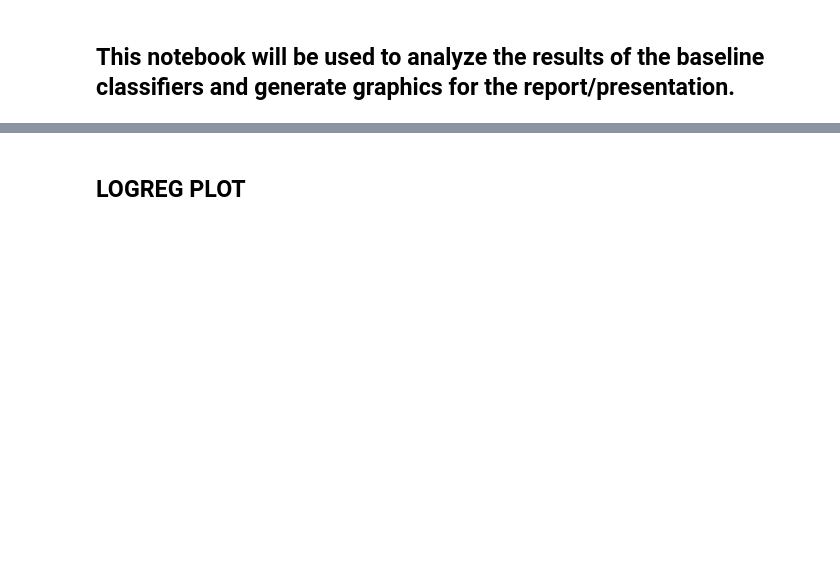
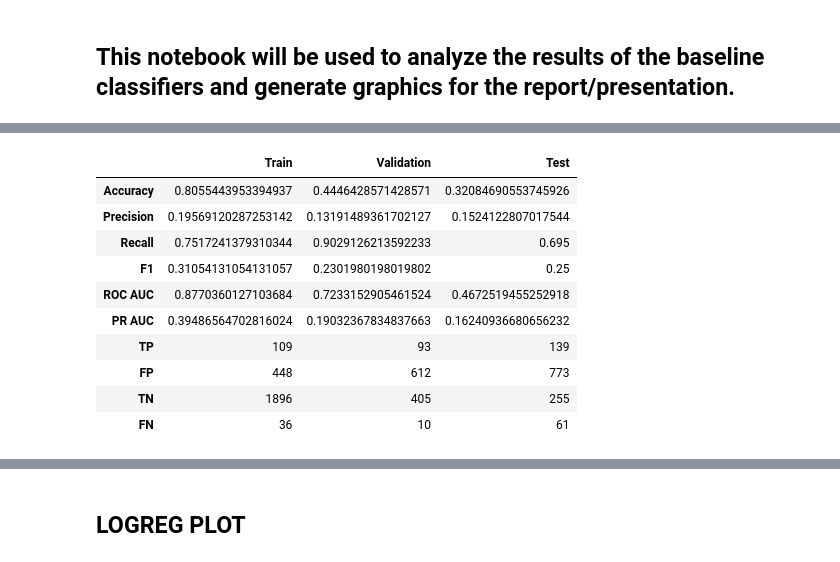
Before and after one commit to dsethz/cell-classification, a Jupyter notebook: Analysis/analyze_baseline.ipynb, the cells around one changed output, grey strips where cells are left out. Saved outputs shown, nothing was run; the diff lists cells and outputs as text; code cells hidden in the pictures; blank space fills up the shorter version.

```diff
--- a/Analysis/analyze_baseline.ipynb
+++ b/Analysis/analyze_baseline.ipynb
@@ -115,0 +144,14 @@ for marker in os.listdir(root_dir):
+# %%
+logreg_dict["SCA1_metrics_2d.txt"]
+# %% [output]
+|  | Train | Validation | Test |
+| Accuracy | 0.8055443953394937 | 0.4446428571428571 | 0.32084690553745926 |
+| Precision | 0.19569120287253142 | 0.13191489361702127 | 0.1524122807017544 |
+| Recall | 0.7517241379310344 | 0.9029126213592233 | 0.695 |
+| F1 | 0.31054131054131057 | 0.2301980198019802 | 0.25 |
+| ROC AUC | 0.8770360127103684 | 0.7233152905461524 | 0.4672519455252918 |
+| PR AUC | 0.39486564702816024 | 0.19032367834837663 | 0.16240936680656232 |
+| TP | 109 | 93 | 139 |
+| FP | 448 | 612 | 773 |
+| TN | 1896 | 405 | 255 |
+| FN | 36 | 10 | 61 |
```
Also changed, not shown: parts of 13 cells of this notebook, 8 other files.
